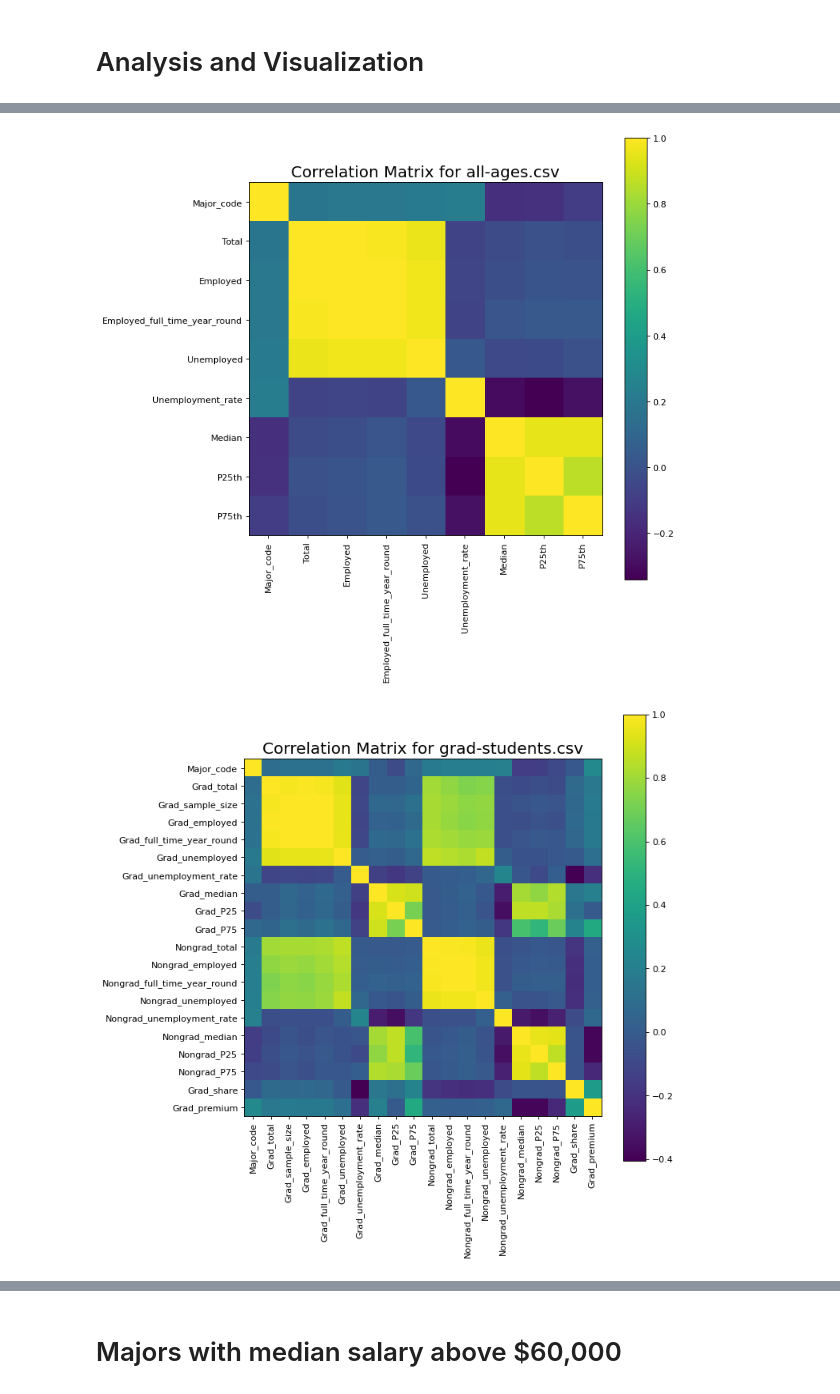
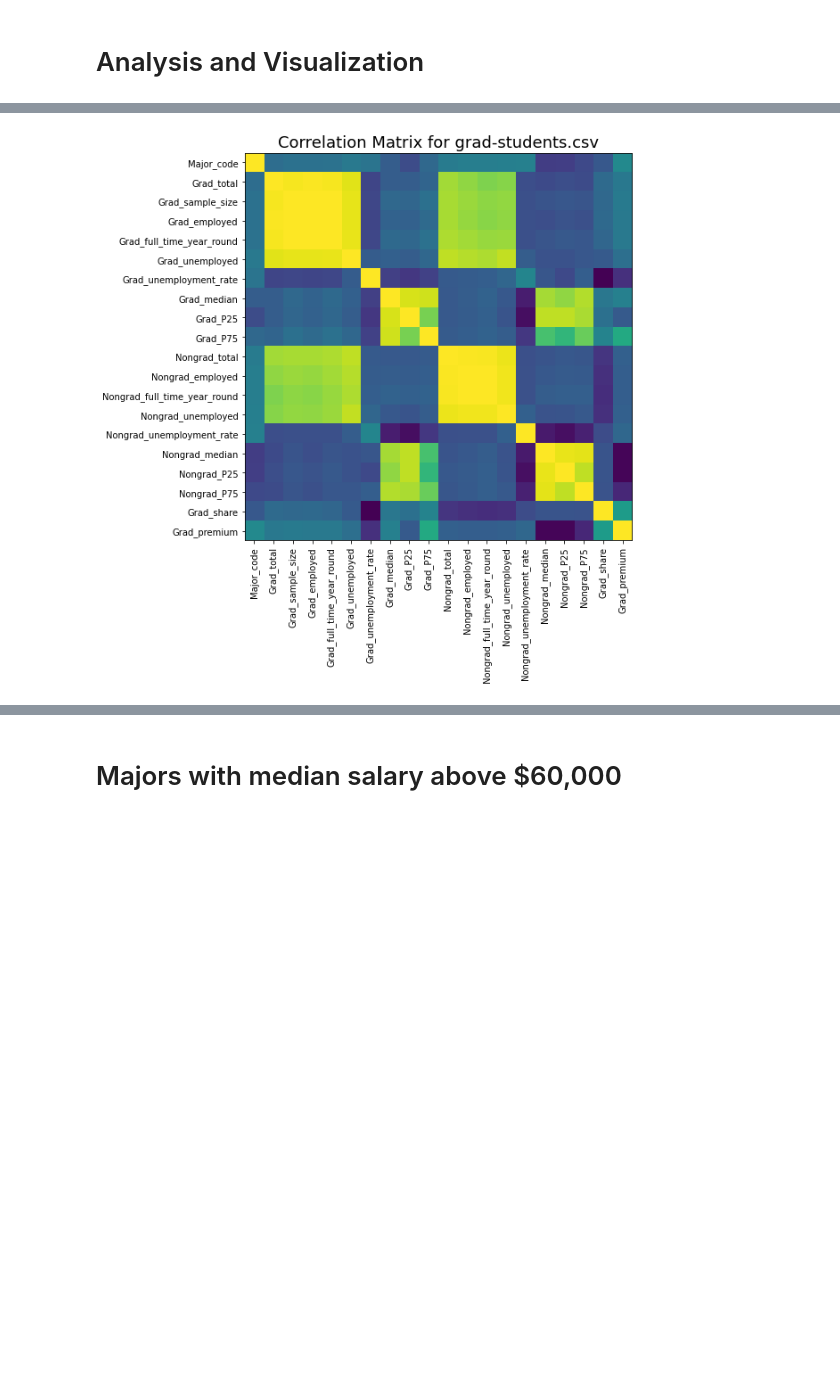
Before and after one commit to puneettokhi/CMPE255, a Jupyter notebook: college_major_analysis.ipynb, the cells around one changed output, grey strips where cells are left out. Cells and saved outputs as stored; diff of their text form; code cells hidden in the pictures; blank space fills up the shorter version.

```diff
--- a/college_major_analysis.ipynb
+++ b/college_major_analysis.ipynb
@@ -177,33 +287,17 @@ grad_students_df.head(10)
 # %%
 # Plot Correlation matrix
-def plot_CorrMatrix(df, graphWidth, csv_name):
-    # dropping the columns with NaN or null values
-    df = df.dropna('columns')
-
-    # To store columns with more than 1 unique values
-    df = df[[col for col in df if df[col].nunique() > 1]] # keep columns where there are more than 1 unique values
-
-    # If number of columns is less than 2
-    if df.shape[1] < 2:
-        print("Can't plot correlation matrix since number of columns is less than 2")
-        return
-
-    # df.corr() gets the pairwise correlation of all columns in the dataframe.
+def plot_CorrMatrix(df, csv_name):
     corr = df.corr()
-
-    plt.figure(num=None, figsize=(graphWidth, graphWidth), dpi=80, facecolor='w', edgecolor='k')
-
-    # matshow function is used to display an array as a matrix
-    matShow = plt.matshow(corr, fignum = 1)
+    corr.style.background_gradient(cmap='coolwarm')
+    fig, ax = plt.subplots(figsize=(8, 8))
+    ax.matshow(corr)
     plt.xticks(range(len(corr.columns)), corr.columns, rotation=90)
     plt.yticks(range(len(corr.columns)), corr.columns)
-    plt.gca().xaxis.tick_bottom()
-    plt.colorbar(matShow)
+    plt.gca().xaxis.tick_bottom()  # to make sure label appears at the bottom
     plt.title(f'Correlation Matrix for {csv_name}', fontsize=18)
+
     plt.show()
 # %%
-plot_CorrMatrix(all_ages_df, 9, all_ages)
-plot_CorrMatrix(grad_students_df, 9, grad_students)
+plot_CorrMatrix(grad_students_df, grad_students)
 # %% [output]
-[figure, old version]
+[figure, new version]
-[figure, removed]
```
Also changed, not shown: parts of 53 cells of this notebook.
